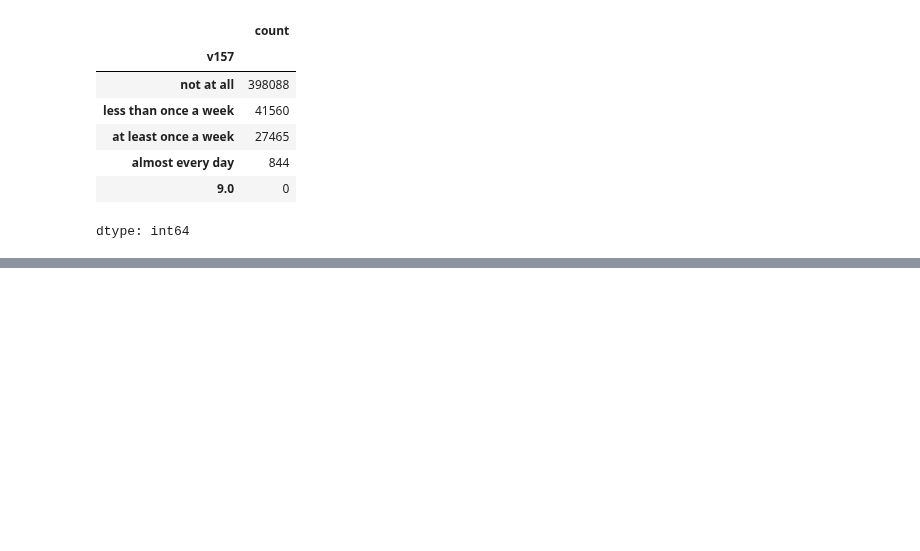
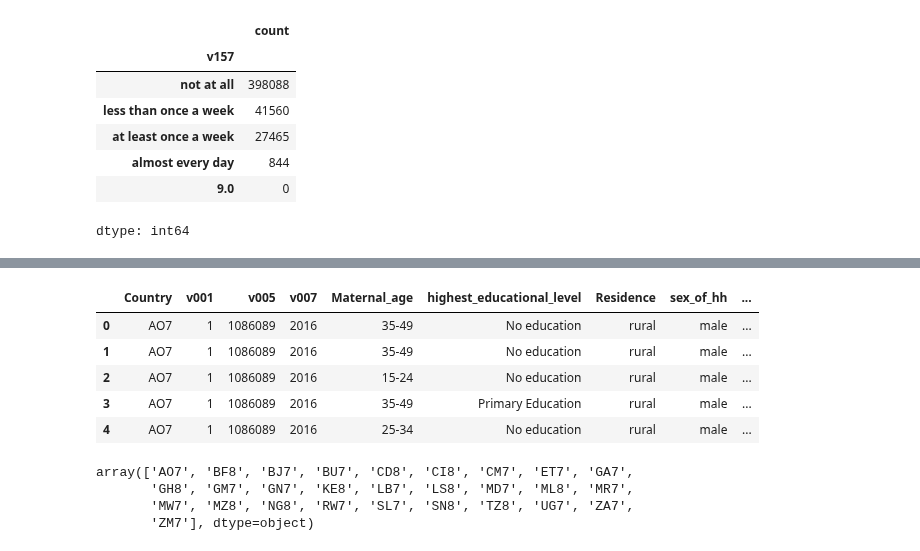
Before and after one commit to Fentahun60/Fentahun, a Jupyter notebook: access.ipynb, the cells around one changed output, grey strips where cells are left out. Cells and saved outputs as stored; diff of their text form; code cells hidden in the pictures; blank space fills up the shorter version.

```diff
--- a/access.ipynb
+++ b/access.ipynb
@@ -411,0 +573,23 @@ display(gave_birth_in_the_5yrs_counts)
+# %%
+# Drop the original 'gave_birth_in_the_5yrs' column
+df = df.drop(columns=['gave_birth_in_the_5yrs'])
+
+# Rename the new column
+df = df.rename(columns={'gave_birth_in_the_5yrs_categorized': 'gave_birth_in_the_5yrs'})
+
+# Display the head of the DataFrame to confirm the changes
+display(df.head())
+# %% [output]
+|  | Country | v001 | v005 | v007 | Maternal_age | highest_educational_level | Residence | sex_of_hh | ... |
+| 0 | AO7 | 1 | 1086089 | 2016 | 35-49 | No education | rural | male | ... |
+| 1 | AO7 | 1 | 1086089 | 2016 | 35-49 | No education | rural | male | ... |
+| 2 | AO7 | 1 | 1086089 | 2016 | 15-24 | No education | rural | male | ... |
+| 3 | AO7 | 1 | 1086089 | 2016 | 35-49 | Primary Education | rural | male | ... |
+| 4 | AO7 | 1 | 1086089 | 2016 | 25-34 | No education | rural | male | ... |
+# %%
+df.Country.unique()
+# %% [output]
+array(['AO7', 'BF8', 'BJ7', 'BU7', 'CD8', 'CI8', 'CM7', 'ET7', 'GA7',
+       'GH8', 'GM7', 'GN7', 'KE8', 'LB7', 'LS8', 'MD7', 'ML8', 'MR7',
+       'MW7', 'MZ8', 'NG8', 'RW7', 'SL7', 'SN8', 'TZ8', 'UG7', 'ZA7',
+       'ZM7'], dtype=object)
```
Also changed, not shown: parts of 42 cells of this notebook.
